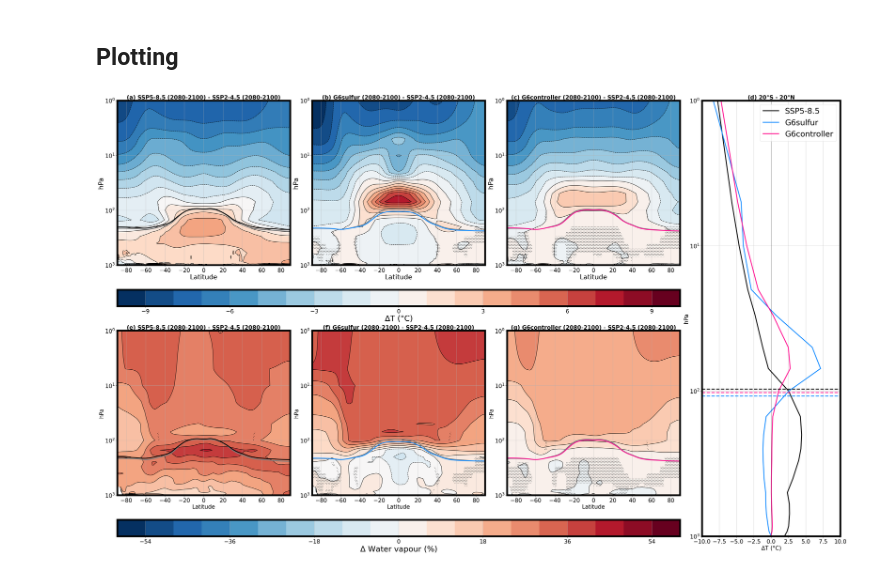
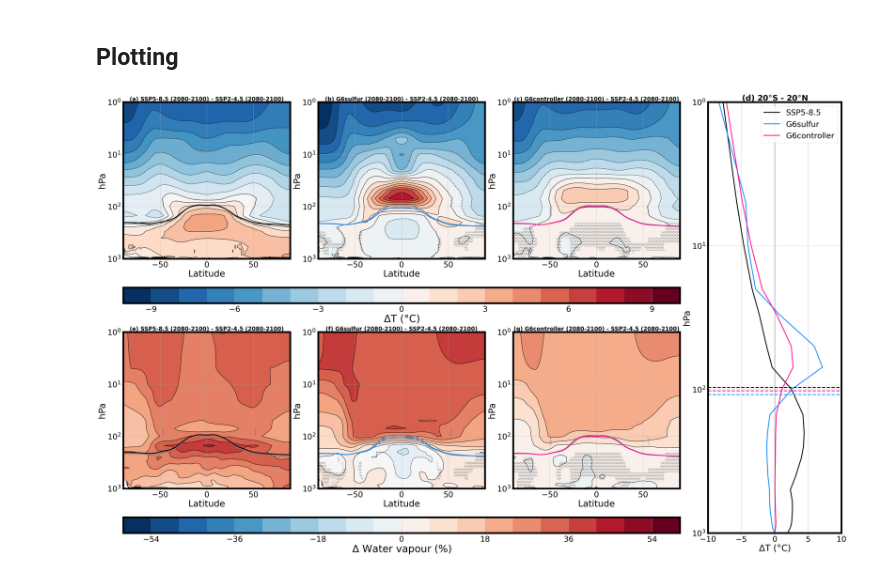
Before and after one commit to awells96/G6_physical, a Jupyter notebook: Figure_notebooks/Figure8_stratheat.ipynb, the cells around one changed output. Saved outputs shown, nothing was run; the diff lists cells and outputs as text; code cells hidden in the pictures.

```diff
--- a/Figure_notebooks/Figure8_stratheat.ipynb
+++ b/Figure_notebooks/Figure8_stratheat.ipynb
@@ -183,12 +183,12 @@ G6controller tropopause height percent difference:  3.55 %
 # %% [markdown]
 ## Plotting
 # %%
-params = {'legend.fontsize': 20,
-          'axes.labelsize': 30,
+params = {'legend.fontsize': 30,
+          'axes.labelsize': 35,
           'axes.titlesize': 40,
           'axes.linewidth': 8,
-          'xtick.labelsize': 25,
-          'ytick.labelsize': 25,
+          'xtick.labelsize': 35,
+          'ytick.labelsize': 35,
           'xtick.major.size': 8,
           'ytick.major.size': 8,
           'axes.grid': True}
@@ -215,8 +215,8 @@ ssp585_trop_zonal.plot(color='k', linewidth=4)
 pval_ssp585.where(pval_ssp585>0.05).plot.contourf(colors='none', levels=[0,1], hatches=['..'], add_colorbar=False)
 ax1.invert_yaxis()
 ax1.set_yscale('log')
-plt.ylabel('hPa', fontsize = 30)
-plt.xlabel('Latitude', fontsize = 30)
+plt.ylabel('hPa', fontsize = 40)
+plt.xlabel('Latitude', fontsize = 40)
 plt.title('(a) SSP5-8.5 (2080-2100) - SSP2-4.5 (2080-2100)', fontweight='bold', fontsize = 25)
 
 ax2 = fig.add_subplot(gs[0, 1])
@@ -227,8 +227,8 @@ g6sulf_trop_zonal.plot(color='dodgerblue', linewidth=4)
 pval_g6sulf.where(pval_g6sulf>0.05).plot.contourf(colors='none', levels=[0,1], hatches=['..'], add_colorbar=False)
 ax2.invert_yaxis()
 ax2.set_yscale('log')
-plt.ylabel('hPa', fontsize = 30)
-plt.xlabel('Latitude', fontsize = 30)
+plt.ylabel('hPa', fontsize = 40)
+plt.xlabel('Latitude', fontsize = 40)
 plt.title('(b) G6sulfur (2080-2100) - SSP2-4.5 (2080-2100)', fontweight='bold', fontsize = 25)
 
 ax3 = fig.add_subplot(gs[0, 2])
@@ -239,13 +239,13 @@ g6con_trop_zonal.plot(color='deeppink', linewidth=4)
 pval_g6con.where(pval_g6con>0.05).plot.contourf(colors='none', levels=[0,1], hatches=['..'], add_colorbar=False)
 ax3.invert_yaxis()
 ax3.set_yscale('log')
-plt.ylabel('hPa', fontsize = 30)
-plt.xlabel('Latitude', fontsize = 30)
+plt.ylabel('hPa', fontsize = 40)
+plt.xlabel('Latitude', fontsize = 40)
 plt.title('(c) G6controller (2080-2100) - SSP2-4.5 (2080-2100)', fontweight='bold', fontsize = 25)
 
 ax4 = fig.add_subplot(gs[1, :-1])
 col_bar = plt.colorbar(cb, cax=ax4, orientation='horizontal')
-col_bar.set_label('$\Delta$T ($\degree$C)', fontsize = 35)
+col_bar.set_label('$\Delta$T ($\degree$C)', fontsize = 45)
 
 ax5 = fig.add_subplot(gs[:, -1])
 plt.plot((tropical_ssp585 - tropical_ssp245), (tropical_ssp585 - tropical_ssp245)['pressure'], color='k', linewidth=4, label='SSP5-8.5')
@@ -260,9 +260,9 @@ plt.ylim(1e0, 1e3)
 ax5.grid(True)
 ax5.invert_yaxis()
 ax5.set_yscale('log')
-plt.ylabel('hPa', fontsize = 25)
-plt.xlabel('$\Delta$T ($\degree$C)', fontsize = 25)
-plt.title('(d) 20$\degree$S - 20$\degree$N', fontweight='bold', fontsize = 25)
+plt.ylabel('hPa', fontsize = 40)
+plt.xlabel('$\Delta$T ($\degree$C)', fontsize = 40)
+plt.title('(d) 20$\degree$S - 20$\degree$N', fontweight='bold', fontsize = 35)
 plt.legend(fontsize=35)
 
 col_map2 = mpl_cm.get_cmap('RdBu_r')
@@ -277,40 +277,40 @@ ssp585_trop_zonal.plot(color='k', linewidth=4)
 pval_ssp585.where(pval_ssp585>0.05).plot.contourf(colors='none', levels=[0,1], hatches=['..'], add_colorbar=False)
 ax6.invert_yaxis()
 ax6.set_yscale('log')
-plt.ylabel('hPa', fontsize = 25)
-plt.xlabel('Latitude', fontsize = 25)
+plt.ylabel('hPa', fontsize = 40)
+plt.xlabel('Latitude', fontsize = 40)
 plt.title('(e) SSP5-8.5 (2080-2100) - SSP2-4.5 (2080-2100)', fontweight='bold', fontsize = 25)
 
 ax7 = fig.add_subplot(gs[2, 1])
 g6sulf_perc.plot.contourf(levels=lvs2, cmap=col_map2, add_colorbar=False)
 g6sulf_perc.plot.contour(levels=lvs2, colors='k')
 ssp245_trop_zonal.plot(color='grey', linewidth=4)
 g6sulf_trop_zonal.plot(color='dodgerblue', linewidth=4)
 pval_g6sulf.where(pval_g6sulf>0.05).plot.contourf(colors='none', levels=[0,1], hatches=['..'], add_colorbar=False)
 ax7.invert_yaxis()
 ax7.set_yscale('log')
-plt.ylabel('hPa', fontsize = 25)
-plt.xlabel('Latitude', fontsize = 25)
+plt.ylabel('hPa', fontsize = 40)
+plt.xlabel('Latitude', fontsize = 40)
 plt.title('(f) G6sulfur (2080-2100) - SSP2-4.5 (2080-2100)', fontweight='bold', fontsize = 25)
 
 ax8 = fig.add_subplot(gs[2, 2])
 cb2 = g6con_perc.plot.contourf(levels=lvs2, cmap=col_map2, add_colorbar=False)
 g6con_perc.plot.contour(levels=lvs2, colors='k')
 ssp245_trop_zonal.plot(color='grey', linewidth=4)
 g6con_trop_zonal.plot(color='deeppink', linewidth=4)
 pval_g6con.where(pval_g6con>0.05).plot.contourf(colors='none', levels=[0,1], hatches=['..'], add_colorbar=False)
 ax8.invert_yaxis()
 ax8.set_yscale('log')
-plt.ylabel('hPa', fontsize = 25)
-plt.xlabel('Latitude', fontsize = 25)
+plt.ylabel('hPa', fontsize = 40)
+plt.xlabel('Latitude', fontsize = 40)
 plt.title('(g) G6controller (2080-2100) - SSP2-4.5 (2080-2100)', fontweight='bold', fontsize = 25)
 
 ax9 = fig.add_subplot(gs[3, :-1])
 col_bar = plt.colorbar(cb2, cax=ax9, orientation='horizontal')
-col_bar.set_label('$\Delta$ Water vapour (%)', fontsize = 35)
+col_bar.set_label('$\Delta$ Water vapour (%)', fontsize = 45)
 
 plt.tight_layout()
 plt.savefig('/net/home/h05/awells/PycharmProjects/G6_comparison/Plots/Wells2023/Figure9.png', dpi=200)
 plt.show()
 # %% [output]
-[figure, old version]
+[figure, new version]
```
Also changed, not shown: 4 other files.
